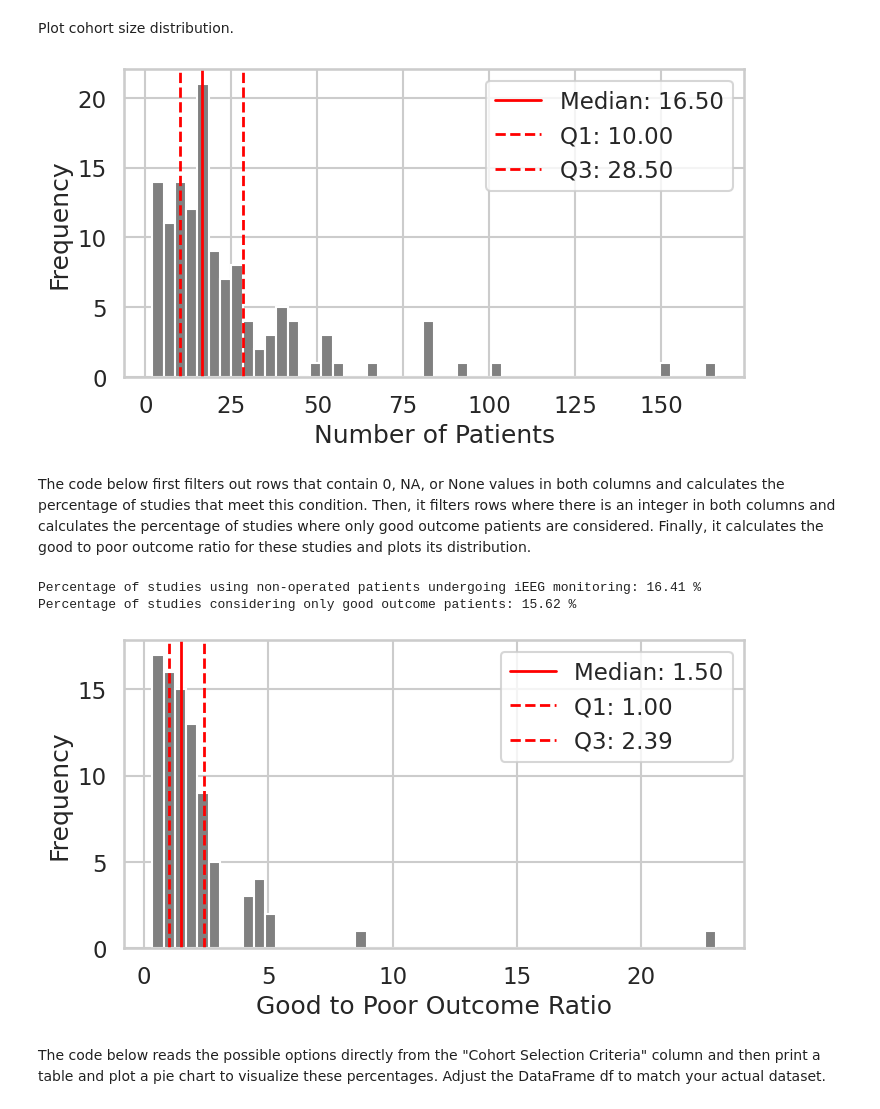
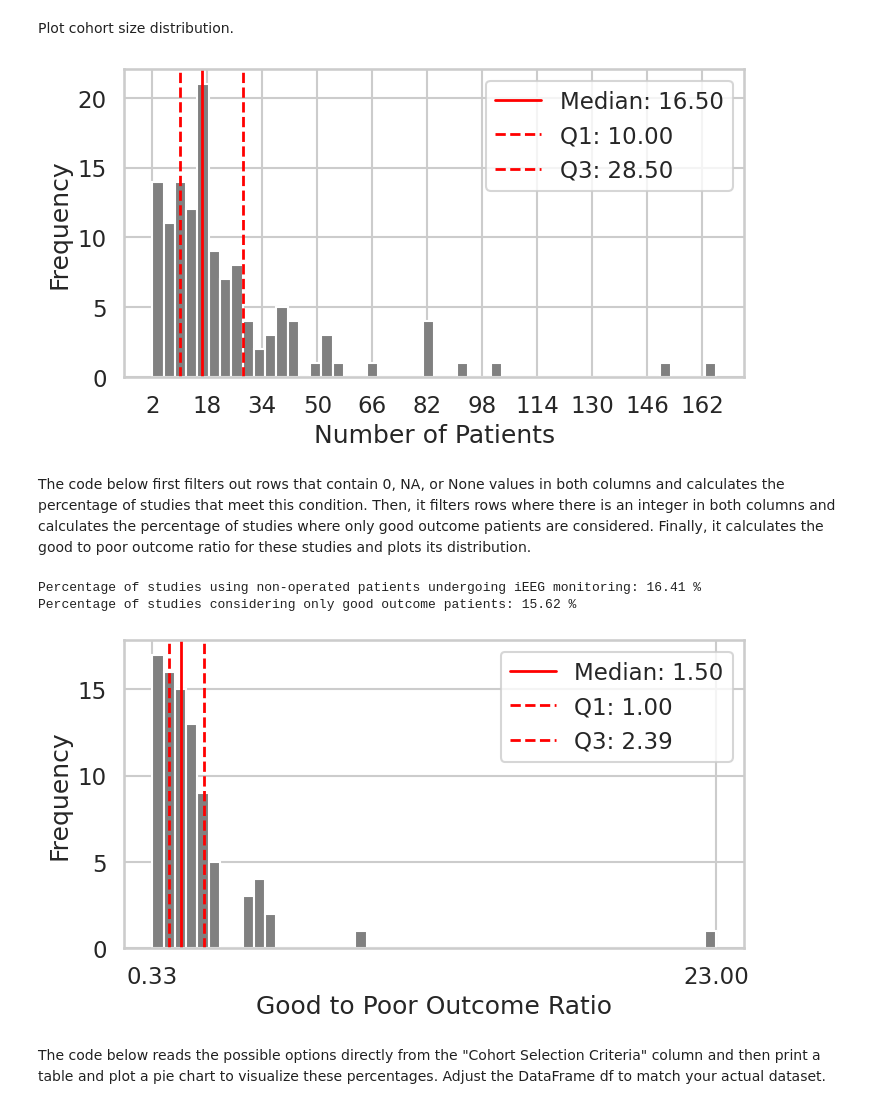
Before and after one commit to ivkarla/epigame, a Jupyter notebook: epirev/epirev_results_prelim.ipynb, the cells around one changed output. Drawn from its saved outputs; the diff is of its cells as text; code cells hidden in the pictures.

```diff
--- a/epirev/epirev_results_prelim.ipynb
+++ b/epirev/epirev_results_prelim.ipynb
@@ -88,27 +89,34 @@ Plot cohort size distribution.
 # %%
 # Select the "Design Details" sheet from the loaded Excel data
 design_details_df = excel_data["Design Details"]
 column = "Cohort Size - Total\n[Question ID: 57634][Field ID: 93697x122082]"
+
+min_value = design_details_df[column].min()
+max_value = design_details_df[column].max()
+
 plt.figure(figsize=(8, 4))
 design_details_df[column].hist(bins=50, color='grey', edgecolor='white')
 plt.xlabel("Number of Patients")
 plt.ylabel("Frequency")
 plt.grid(True)
+
+# Set x-axis ticks starting from min value
+plt.xticks(np.arange(min_value, max_value+1, step=(max_value-min_value)//10))  # Adjust step for clarity
 
 # Calculate the median, Q1, and Q3
 median_value = design_details_df[column].median()
 Q1 = design_details_df[column].quantile(0.25)
 Q3 = design_details_df[column].quantile(0.75)
 
 # Plot the vertical lines for median, Q1, and Q3
 plt.axvline(median_value, color='red', linestyle='-', linewidth=2, label=f'Median: {median_value:.2f}')
 plt.axvline(Q1, color='red', linestyle='--', linewidth=2, label=f'Q1: {Q1:.2f}')
 plt.axvline(Q3, color='red', linestyle='--', linewidth=2, label=f'Q3: {Q3:.2f}')
 
 plt.legend()
 plt.show()
 # %% [output]
-[figure, old version]
+[figure, new version]
 # %% [markdown]
 The code below first filters out rows that contain 0, NA, or None values in both columns and calculates the percentage of studies that meet this condition. Then, it filters rows where there is an integer in both columns and calculates the percentage of studies where only good outcome patients are considered. Finally, it calculates the good to poor outcome ratio for these studies and plots its distribution.
 # %%
@@ -136,12 +144,18 @@ both_outcomes = filtered_df_integers.drop(filtered_df_good_outcome.index)
 
 outcome_ratios = both_outcomes["Cohort Size - Good outcomes\n[Question ID: 57634][Field ID: 93761x122146]"] / both_outcomes["Cohort Size - Poor outcomes\n[Question ID: 57634][Field ID: 93762x122147]"]
 
+min_value = outcome_ratios.min()
+max_value = outcome_ratios.max()
+
 # Plot the distribution of good to poor outcome ratio
 plt.figure(figsize=(8, 4))
 outcome_ratios.hist(bins=50, color='grey', edgecolor='white')
 plt.xlabel("Good to Poor Outcome Ratio")
 plt.ylabel("Frequency")
 plt.grid(True)
+
+# Set x-axis ticks starting from min value
+plt.xticks(np.arange(min_value, max_value+1, step=(max_value-min_value)))
 
 # Calculate the median, Q1, and Q3
 median_value = outcome_ratios.median()
@@ -158,7 +172,7 @@ plt.show()
 # %% [output]
 Percentage of studies using non-operated patients undergoing iEEG monitoring: 16.41 %
 Percentage of studies considering only good outcome patients: 15.62 %
-[figure, old version]
+[figure, new version]
 # %% [markdown]
 The code below reads the possible options directly from the "Cohort Selection Criteria" column and then print a table and plot a pie chart to visualize these percentages. Adjust the DataFrame df to match your actual dataset.
 # %%
```
Also changed, not shown: parts of 18 cells of this notebook.
